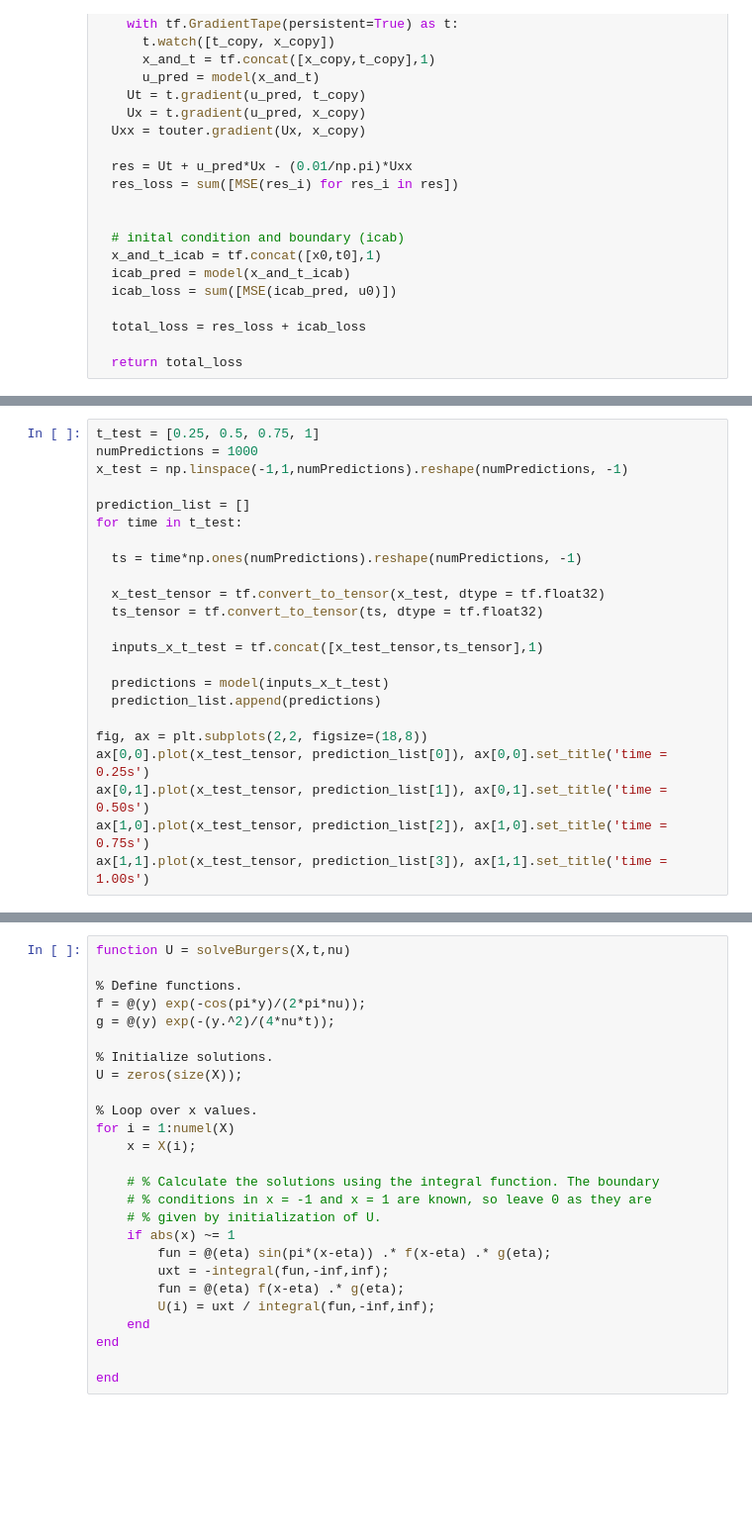
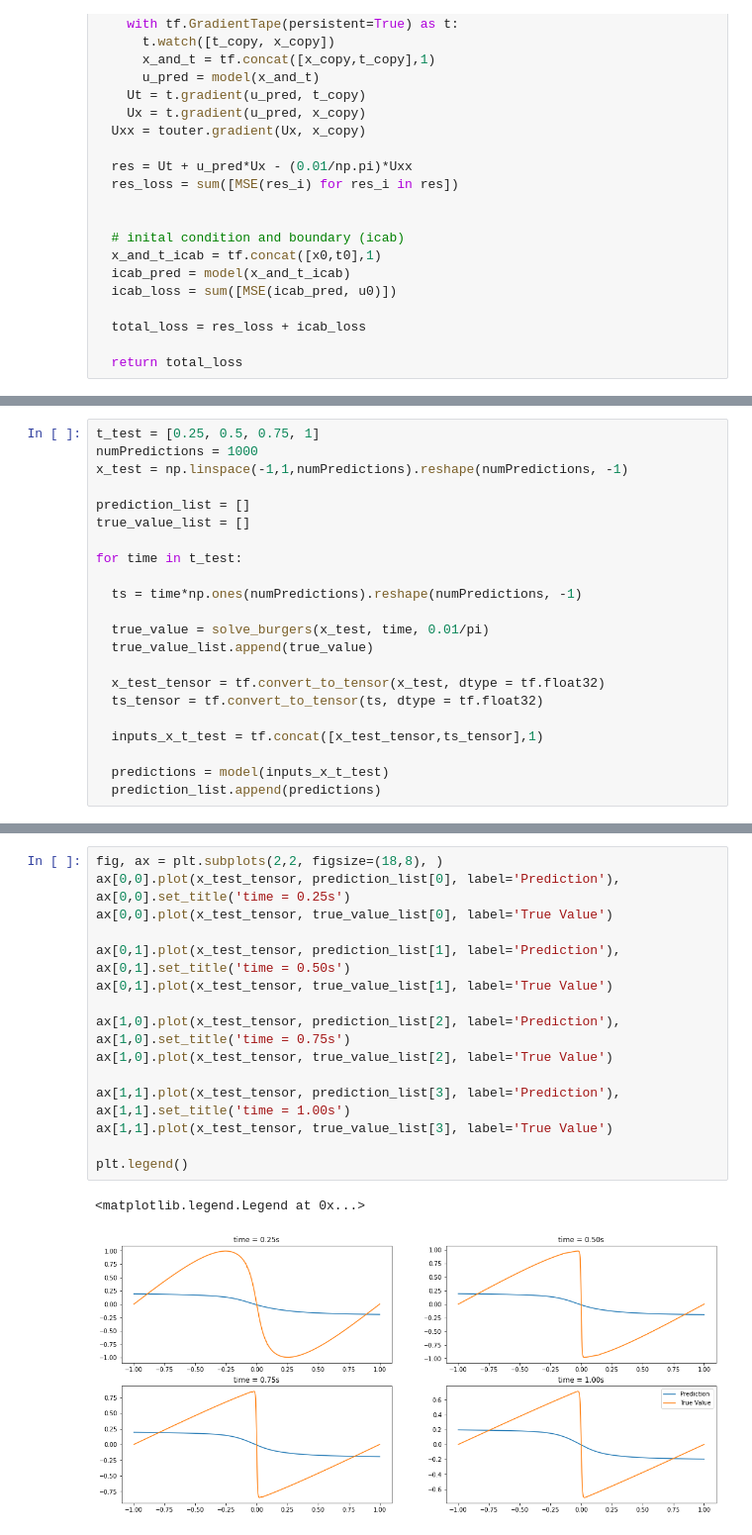
Before and after one commit to wzummo/Neural_Network_approximation_of_PDE, a Jupyter notebook: Burgers_first_attempt.ipynb, the cells around one changed output, grey strips where cells are left out. Shown: that part at 99% size. Saved outputs shown, nothing was run; the diff lists cells and outputs as text; blank space fills up the shorter version.

```diff
--- a/Burgers_first_attempt.ipynb
+++ b/Burgers_first_attempt.ipynb
@@ -192,9 +226,14 @@ numPredictions = 1000
 x_test = np.linspace(-1,1,numPredictions).reshape(numPredictions, -1)
 
 prediction_list = []
+true_value_list = []
+
 for time in t_test:
 
   ts = time*np.ones(numPredictions).reshape(numPredictions, -1)
+
+  true_value = solve_burgers(x_test, time, 0.01/pi)
+  true_value_list.append(true_value)
 
   x_test_tensor = tf.convert_to_tensor(x_test, dtype = tf.float32)
   ts_tensor = tf.convert_to_tensor(ts, dtype = tf.float32)
@@ -203,9 +242,3 @@ for time in t_test:
 
   predictions = model(inputs_x_t_test)
   prediction_list.append(predictions)
-
-fig, ax = plt.subplots(2,2, figsize=(18,8))
-ax[0,0].plot(x_test_tensor, prediction_list[0]), ax[0,0].set_title('time = 0.25s')
-ax[0,1].plot(x_test_tensor, prediction_list[1]), ax[0,1].set_title('time = 0.50s')
-ax[1,0].plot(x_test_tensor, prediction_list[2]), ax[1,0].set_title('time = 0.75s')
-ax[1,1].plot(x_test_tensor, prediction_list[3]), ax[1,1].set_title('time = 1.00s')
@@ -228,26 +245,18 @@ def solve_burgers(x, t, nu):
-# %%
-function U = solveBurgers(X,t,nu)
-
-% Define functions.
-f = @(y) exp(-cos(pi*y)/(2*pi*nu));
-g = @(y) exp(-(y.^2)/(4*nu*t));
-
-% Initialize solutions.
-U = zeros(size(X));
-
-% Loop over x values.
-for i = 1:numel(X)
-    x = X(i);
-
-    # % Calculate the solutions using the integral function. The boundary
-    # % conditions in x = -1 and x = 1 are known, so leave 0 as they are
-    # % given by initialization of U.
-    if abs(x) ~= 1
-        fun = @(eta) sin(pi*(x-eta)) .* f(x-eta) .* g(eta);
-        uxt = -integral(fun,-inf,inf);
-        fun = @(eta) f(x-eta) .* g(eta);
-        U(i) = uxt / integral(fun,-inf,inf);
-    end
-end
-
-end
+# %%
+fig, ax = plt.subplots(2,2, figsize=(18,8), )
+ax[0,0].plot(x_test_tensor, prediction_list[0], label='Prediction'), ax[0,0].set_title('time = 0.25s')
+ax[0,0].plot(x_test_tensor, true_value_list[0], label='True Value')
+
+ax[0,1].plot(x_test_tensor, prediction_list[1], label='Prediction'), ax[0,1].set_title('time = 0.50s')
+ax[0,1].plot(x_test_tensor, true_value_list[1], label='True Value')
+
+ax[1,0].plot(x_test_tensor, prediction_list[2], label='Prediction'), ax[1,0].set_title('time = 0.75s')
+ax[1,0].plot(x_test_tensor, true_value_list[2], label='True Value')
+
+ax[1,1].plot(x_test_tensor, prediction_list[3], label='Prediction'), ax[1,1].set_title('time = 1.00s')
+ax[1,1].plot(x_test_tensor, true_value_list[3], label='True Value')
+
+plt.legend()
+# %% [output]
+<matplotlib.legend.Legend at 0x...>
+[figure, added]
```
Also changed, not shown: parts of 7 cells of this notebook.
